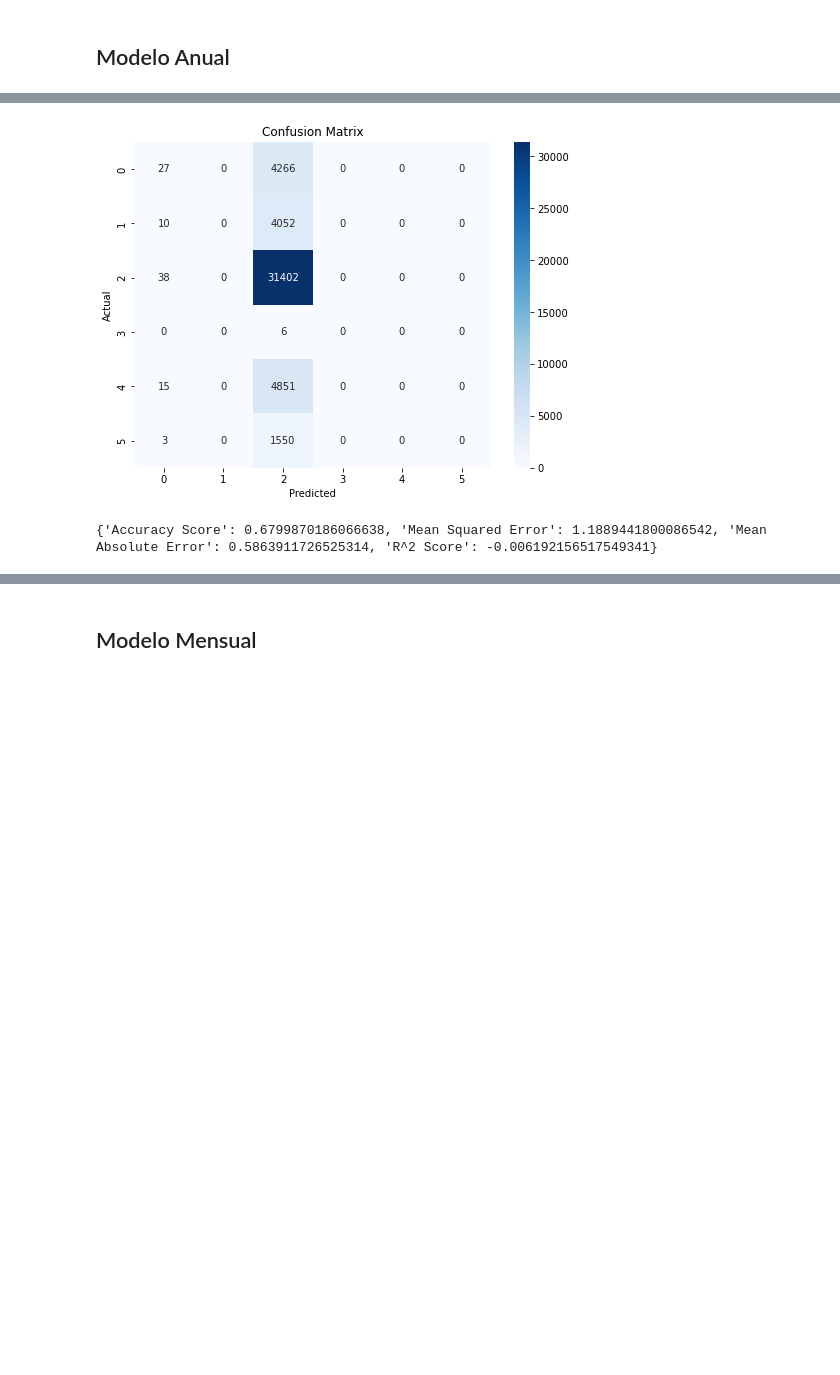
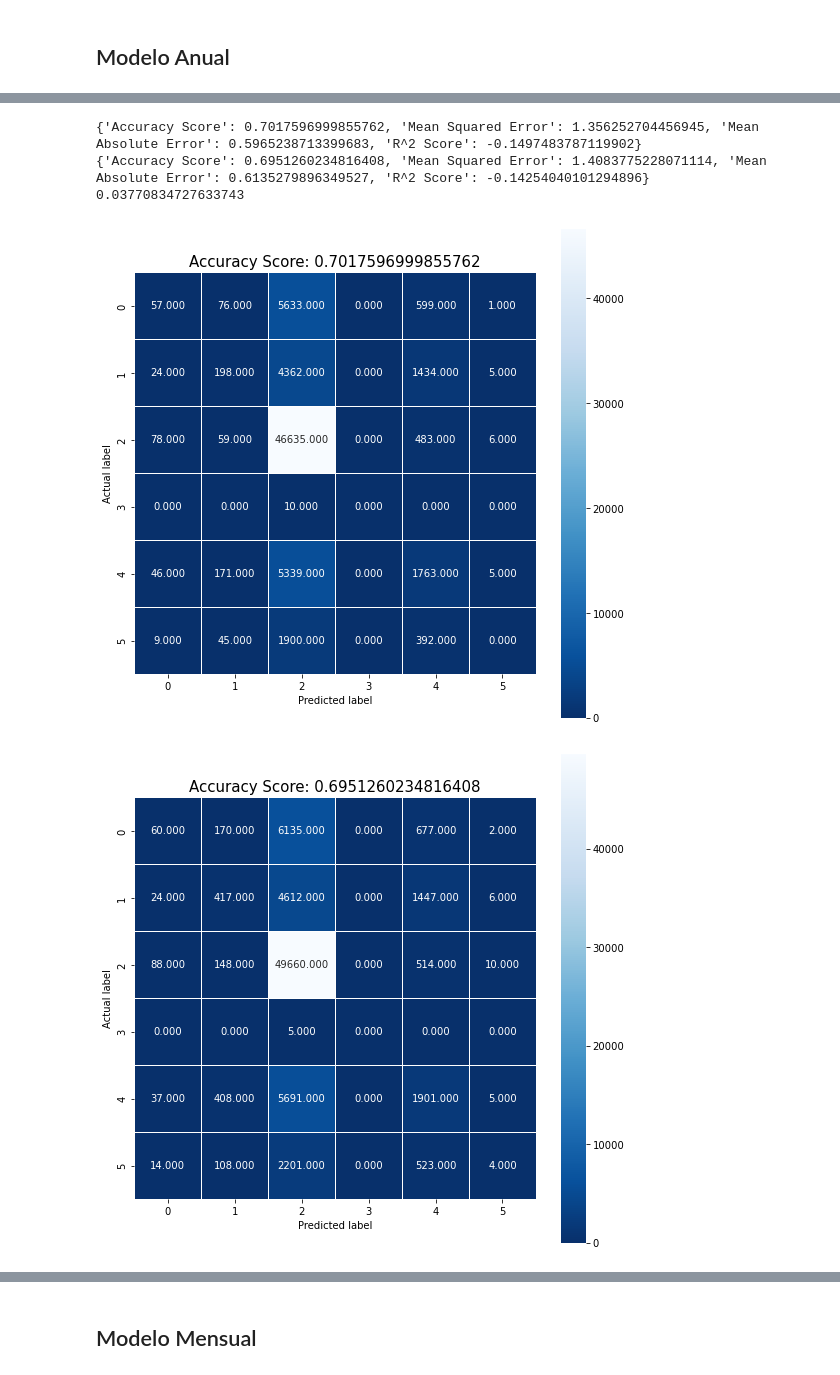
Before and after one commit to dgilrua/proyecto2-analitica, a Jupyter notebook: main.ipynb, the cells around one changed output, grey strips where cells are left out. Drawn from its saved outputs; the diff is of its cells as text; code cells hidden in the pictures; blank space fills up the shorter version.

```diff
--- a/main.ipynb
+++ b/main.ipynb
@@ -657,13 +660,14 @@ encoder = OrdinalEncoder()
 # %%
 columnas_categoricas =['CLASE_ACCIDENTE','DISEÑO', 'COMUNA','FECHA_FESTIVA','DIA_SEMANA',"GRAVEDAD_ACCIDENTE"]
 df[columnas_categoricas] = encoder.fit_transform(df[columnas_categoricas])
+df['AÑO'] = pd.to_numeric(df['AÑO'], errors='coerce')
 # %%
-train_data = df[df['AÑO'] != '2020']
-valid_data = df[df['AÑO'] == '2020']
+train_data = df[df['AÑO'] != 2020]
+valid_data = df.copy()
 # %% [markdown]
 ## Modelo Anual
 # %%
-columnas_seleccionadas = ['AÑO', 'CLASE_ACCIDENTE', 'GRAVEDAD_ACCIDENTE','FECHA_FESTIVA','DIA_SEMANA']
+columnas_seleccionadas = ['AÑO', 'CLASE_ACCIDENTE', 'GRAVEDAD_ACCIDENTE','FECHA_FESTIVA','DISEÑO','DIA_SEMANA']
 df_anual = train_data[columnas_seleccionadas]
 df_valid_anual=valid_data[columnas_seleccionadas]
-# Crear un diccionario de mapeo
+df_anual_grouped=df_anual.groupby(['AÑO','CLASE_ACCIDENTE','FECHA_FESTIVA']).size().reset_index(name='CANTIDAD')
@@ -686,11 +695,11 @@ plt.show()
 def entrenar_modelo_multi(dataf, target):
 
     # Paso 2: Dividir los datos en conjuntos de entrenamiento y prueba
-    X_train, X_test, y_train, y_test = train_test_split(dataf.drop(target, axis=1), dataf[[target]], test_size=0.2, random_state=42)
+    X_train, X_test, y_train, y_test = train_test_split(dataf.drop(target, axis=1), dataf[[target]], test_size=0.3, random_state=42)
 
     # Paso 3: Crear y entrenar el modelo de regresión multioutput
     # En este ejemplo, se utiliza Random Forest como el regresor base
-    regressor = RandomForestClassifier(n_estimators=100, random_state=42)
+    regressor = RandomForestClassifier(n_estimators=200, random_state=42)
     multioutput_classifier = MultiOutputClassifier(regressor)
     multioutput_classifier.fit(X_train, y_train)
 
@@ -709,17 +718,17 @@ def entrenar_modelo_multi(dataf, target):
 
     # Calcula el coeficiente de determinación R^2
     r2 = r2_score(y_test, y_pred)
+    score=multioutput_classifier.score(X_test, y_test)
 
     # Calcula la matriz de confusión
     cm = confusion_matrix(y_test, y_pred)
+    plt.figure(figsize=(9,9))
+    sns.heatmap(cm, annot=True, fmt=".3f", linewidths=.5, square = True, cmap = 'Blues_r');
+    plt.ylabel('Actual label');
+    plt.xlabel('Predicted label');
+    all_sample_title = 'Accuracy Score: {0}'.format(score)
+    plt.title(all_sample_title, size = 15);
 
-    # Visualiza la matriz de confusión
-    plt.figure(figsize=(8, 6))
-    sns.heatmap(cm, annot=True, fmt='d', cmap='Blues')
-    plt.xlabel('Predicted')
-    plt.ylabel('Actual')
-    plt.title('Confusion Matrix')
-    plt.show()
 
     return {
         "Accuracy Score": accuracy,
@@ -727,9 +736,17 @@ def entrenar_modelo_multi(dataf, target):
         "Mean Absolute Error": mae,
         "R^2 Score": r2
     }
-# %%
-resultados = entrenar_modelo_multi(df_anual, 'CLASE_ACCIDENTE')
-print(resultados)
-# %% [output]
-[figure, removed]
-{'Accuracy Score': 0.6799870186066638, 'Mean Squared Error': 1.1889441800086542, 'Mean Absolute Error': 0.5863911726525314, 'R^2 Score': -0.006192156517549341}
+# %%
+resultados = entrenar_modelo_multi(df_anual, 'CLASE_ACCIDENTE')
+print(resultados)
+MSE1=resultados['Mean Squared Error']
+resultados = entrenar_modelo_multi(df_valid_anual, 'CLASE_ACCIDENTE')
+print(resultados)
+MSE2=resultados['Mean Squared Error']
+print(abs(MSE1-MSE2)/((MSE1+MSE2)/2))
+# %% [output]
+{'Accuracy Score': 0.7017596999855762, 'Mean Squared Error': 1.356252704456945, 'Mean Absolute Error': 0.5965238713399683, 'R^2 Score': -0.1497483787119902}
+{'Accuracy Score': 0.6951260234816408, 'Mean Squared Error': 1.4083775228071114, 'Mean Absolute Error': 0.6135279896349527, 'R^2 Score': -0.14254040101294896}
+0.03770834727633743
+[figure, added]
+[figure, added]
```
Also changed, not shown: parts of 21 cells of this notebook.
